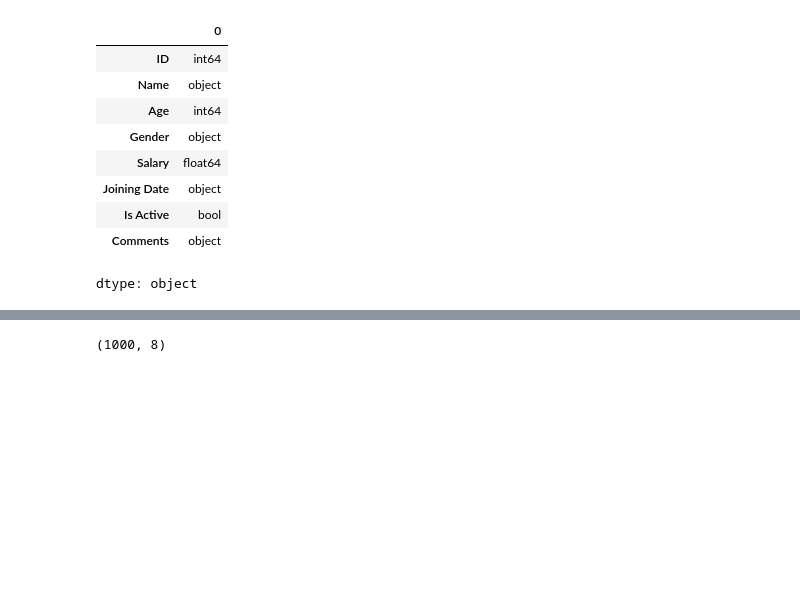
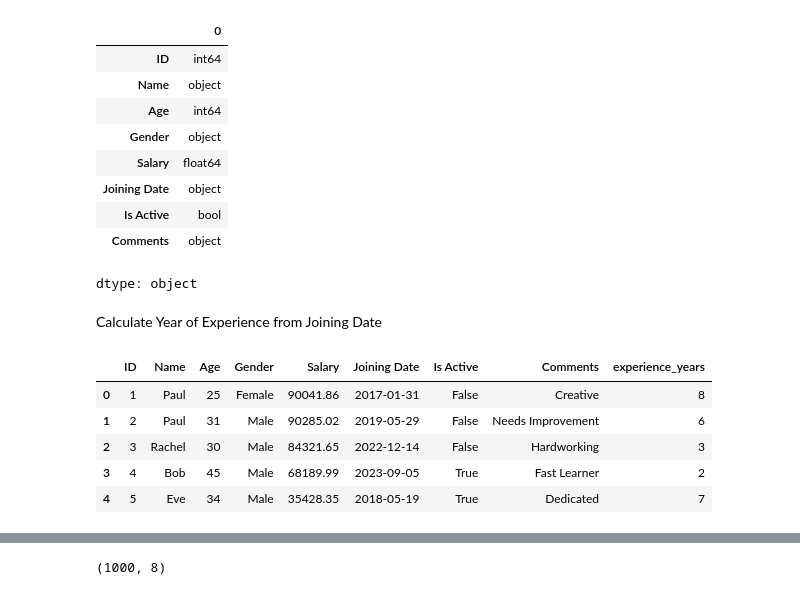
Before and after one commit to SobiaNoorAI/ML-Projects, a Jupyter notebook: Salary Prediction using ML/Code/data_preparation_notebook.ipynb, the cells around one changed output, grey strips where cells are left out. Cells and saved outputs as stored; diff of their text form; code cells hidden in the pictures; blank space fills up the shorter version.

```diff
--- a/Salary Prediction using ML/Code/data_preparation_notebook.ipynb
+++ b/Salary Prediction using ML/Code/data_preparation_notebook.ipynb
@@ -65,3 +55,22 @@ df.dtypes
 | Is Active | bool |
 | Comments | object |
 dtype: object
+# %% [markdown]
+Calculate Year of Experience from Joining Date
+# %%
+from datetime import datetime
+
+def calculate_years(Joining_Date):
+    today = datetime.now()
+    # Subtract 1 if the current month/day hasn't reached the anniversary yet
+    return today.year - Joining_Date.year - ((today.month, today.day) < (Joining_Date.month, Joining_Date.day))
+
+df['experience_years'] = df['Joining Date'].apply(calculate_years)
+df.head()
+# %% [output]
+|  | ID | Name | Age | Gender | Salary | Joining Date | Is Active | Comments | experience_years |
+| 0 | 1 | Paul | 25 | Female | 90041.86 | 2017-01-31 | False | Creative | 8 |
+| 1 | 2 | Paul | 31 | Male | 90285.02 | 2019-05-29 | False | Needs Improvement | 6 |
+| 2 | 3 | Rachel | 30 | Male | 84321.65 | 2022-12-14 | False | Hardworking | 3 |
+| 3 | 4 | Bob | 45 | Male | 68189.99 | 2023-09-05 | True | Fast Learner | 2 |
+| 4 | 5 | Eve | 34 | Male | 35428.35 | 2018-05-19 | True | Dedicated | 7 |
```
Also changed, not shown: parts of 13 cells of this notebook.
